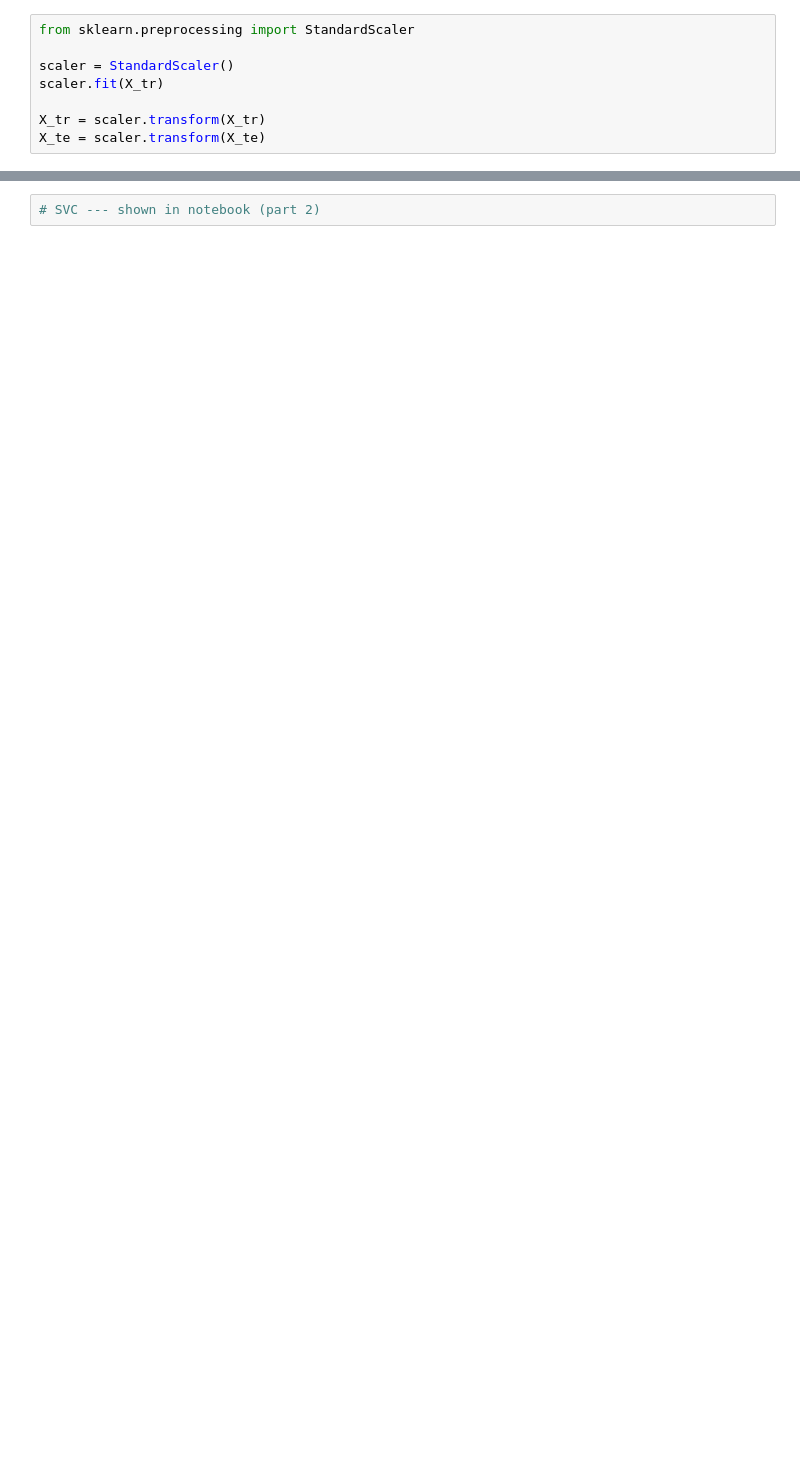
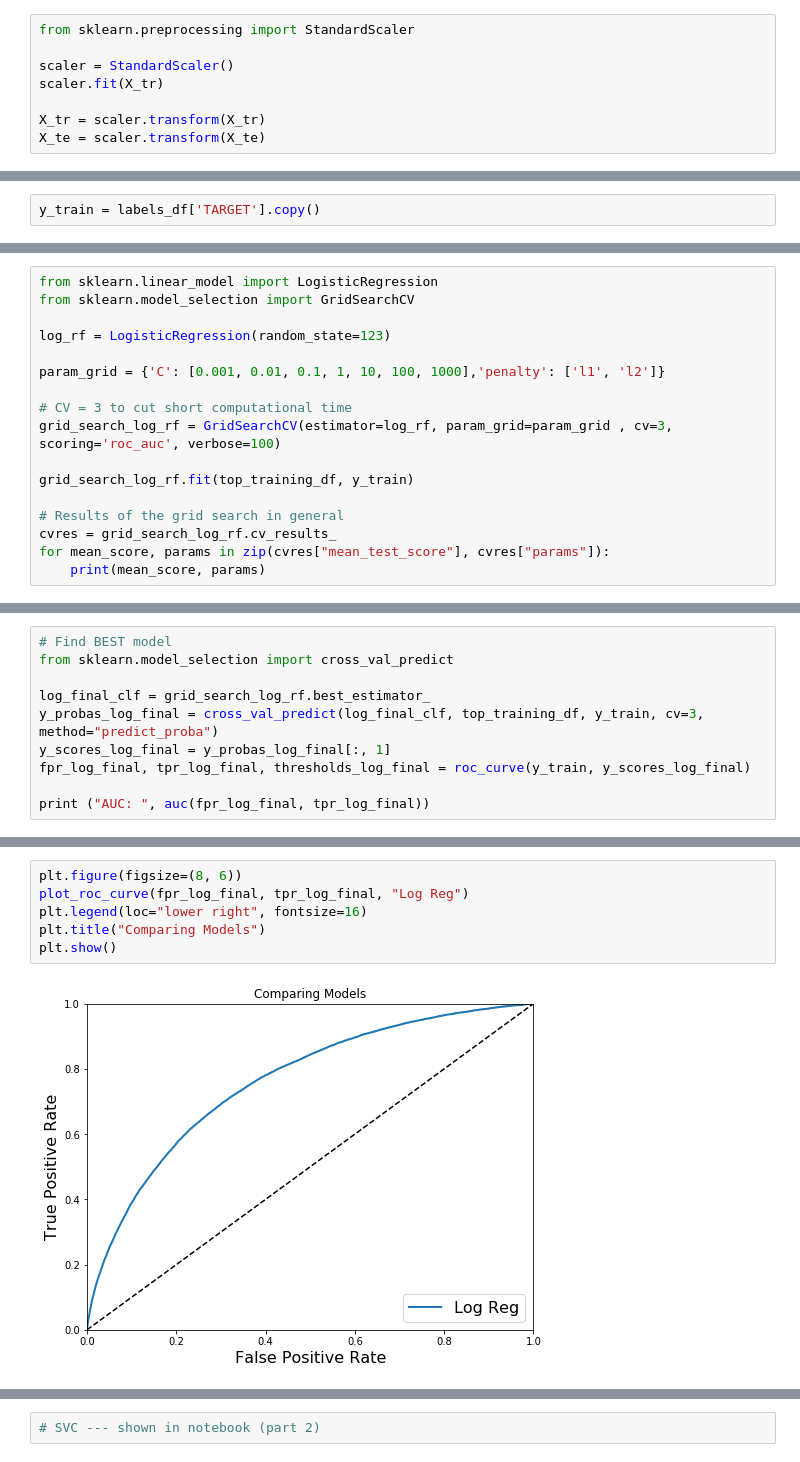
Before and after one commit to JoanieL/MLFinalProject, a Jupyter notebook: MLProject_FeatureEngineering_Modelling.ipynb, the cells around one changed output, grey strips where cells are left out. Cells and saved outputs as stored; diff of their text form; blank space fills up the shorter version.

```diff
--- a/MLProject_FeatureEngineering_Modelling.ipynb
+++ b/MLProject_FeatureEngineering_Modelling.ipynb
@@ -182,0 +548,2 @@ print "\nArea under the ROC curve : %f" % roc_auc_knn
+# %%
+y_train = labels_df['TARGET'].copy()
@@ -182,0 +586,17 @@ print "\nArea under the ROC curve : %f" % roc_auc_knn
+# %%
+from sklearn.linear_model import LogisticRegression
+from sklearn.model_selection import GridSearchCV
+
+log_rf = LogisticRegression(random_state=123)
+
+param_grid = {'C': [0.001, 0.01, 0.1, 1, 10, 100, 1000],'penalty': ['l1', 'l2']}
+
+# CV = 3 to cut short computational time
+grid_search_log_rf = GridSearchCV(estimator=log_rf, param_grid=param_grid , cv=3, scoring='roc_auc', verbose=100)
+
+grid_search_log_rf.fit(top_training_df, y_train)
+
+# Results of the grid search in general
+cvres = grid_search_log_rf.cv_results_
+for mean_score, params in zip(cvres["mean_test_score"], cvres["params"]):
+    print(mean_score, params)
@@ -182,0 +621,10 @@ print "\nArea under the ROC curve : %f" % roc_auc_knn
+# %%
+# Find BEST model
+from sklearn.model_selection import cross_val_predict
+
+log_final_clf = grid_search_log_rf.best_estimator_
+y_probas_log_final = cross_val_predict(log_final_clf, top_training_df, y_train, cv=3, method="predict_proba")
+y_scores_log_final = y_probas_log_final[:, 1]
+fpr_log_final, tpr_log_final, thresholds_log_final = roc_curve(y_train, y_scores_log_final)
+
+print ("AUC: ", auc(fpr_log_final, tpr_log_final))
@@ -182,0 +638,8 @@ print "\nArea under the ROC curve : %f" % roc_auc_knn
+# %%
+plt.figure(figsize=(8, 6))
+plot_roc_curve(fpr_log_final, tpr_log_final, "Log Reg")
+plt.legend(loc="lower right", fontsize=16)
+plt.title("Comparing Models")
+plt.show()
+# %% [output]
+[figure, added]
```
Also changed, not shown: parts of 86 cells of this notebook, 1 other file.
